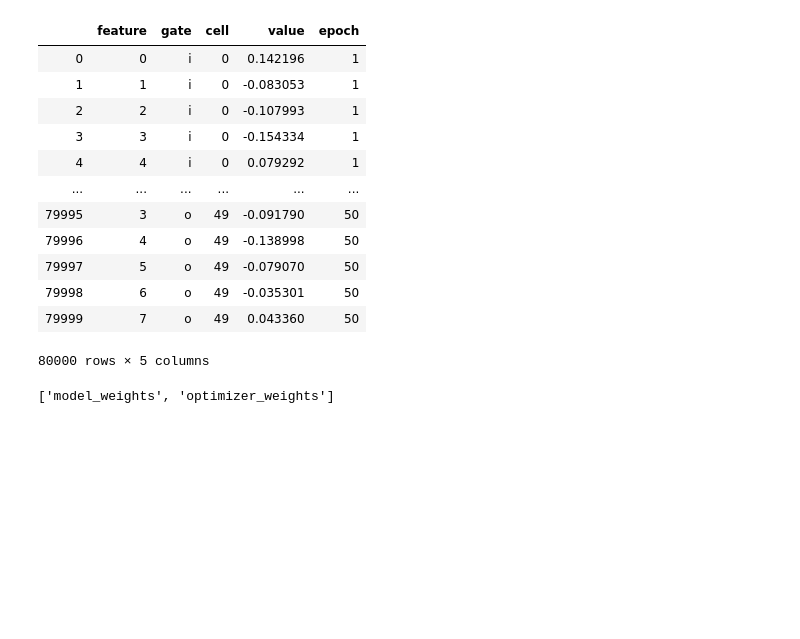
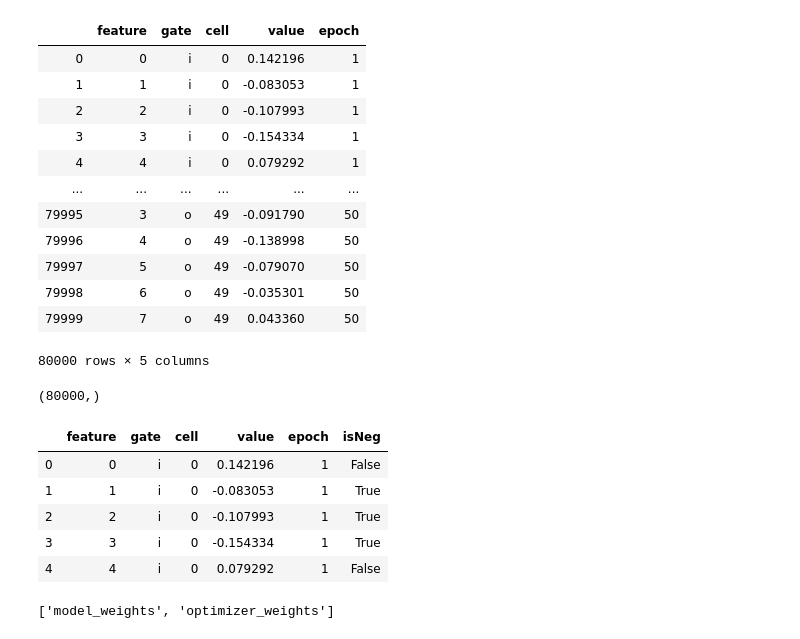
Before and after one commit to gj0706/my_research, a Jupyter notebook: neural_network/data_process.ipynb, the cells around one changed output. Drawn from its saved outputs; the diff is of its cells as text; code cells hidden in the pictures; blank space fills up the shorter version.

```diff
--- a/neural_network/data_process.ipynb
+++ b/neural_network/data_process.ipynb
@@ -392,4 +534,23 @@ df
 | 79998 | 6 | o | 49 | -0.035301 | 50 |
 | 79999 | 7 | o | 49 | 0.043360 | 50 |
 80000 rows × 5 columns
+# %%
+def check_negative(num):
+    return True if num<0 else False
+# %%
+flag = df.value.apply(lambda x: check_negative(x))
+flag.shape
+# %% [output]
+(80000,)
+# %%
+df['isNeg'] = flag
+# %%
+df.head()
+# %% [output]
+|  | feature | gate | cell | value | epoch | isNeg |
+| 0 | 0 | i | 0 | 0.142196 | 1 | False |
+| 1 | 1 | i | 0 | -0.083053 | 1 | True |
+| 2 | 2 | i | 0 | -0.107993 | 1 | True |
+| 3 | 3 | i | 0 | -0.154334 | 1 | True |
+| 4 | 4 | i | 0 | 0.079292 | 1 | False |
 # %%
```
Also changed, not shown: parts of 19 cells of this notebook.
